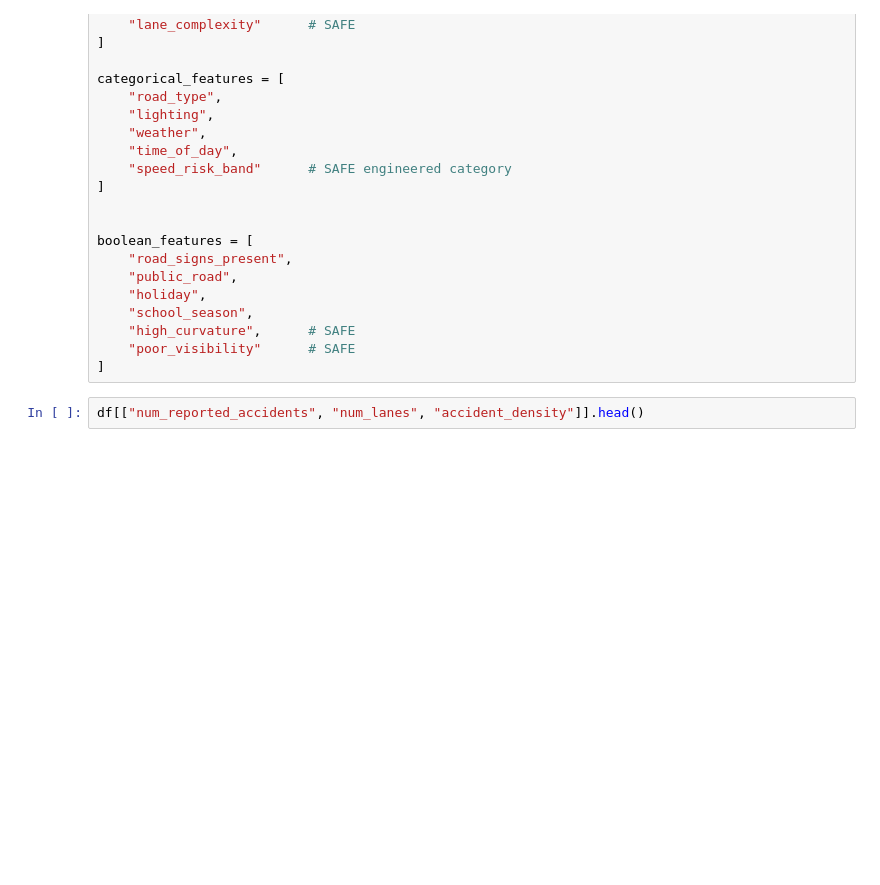
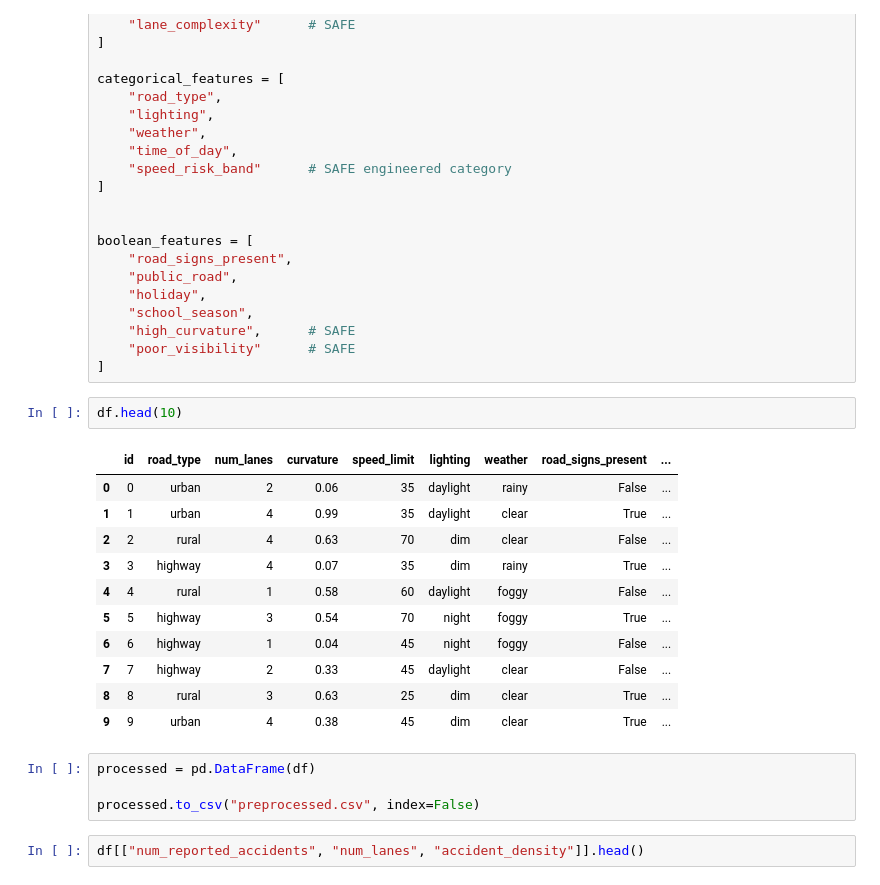
Before and after one commit to christopher-christain/Predicting-Road-Accident-Risk, a Jupyter notebook: Notebooks/feature_engineering.ipynb, the cells around one changed output. Drawn from its saved outputs; the diff is of its cells as text; blank space fills up the shorter version.

```diff
--- a/Notebooks/feature_engineering.ipynb
+++ b/Notebooks/feature_engineering.ipynb
@@ -118,6 +118,24 @@ boolean_features = [
     "high_curvature",      # SAFE
     "poor_visibility"      # SAFE
 ]
+# %%
+df.head(10)
+# %% [output]
+|  | id | road_type | num_lanes | curvature | speed_limit | lighting | weather | road_signs_present | ... |
+| 0 | 0 | urban | 2 | 0.06 | 35 | daylight | rainy | False | ... |
+| 1 | 1 | urban | 4 | 0.99 | 35 | daylight | clear | True | ... |
+| 2 | 2 | rural | 4 | 0.63 | 70 | dim | clear | False | ... |
+| 3 | 3 | highway | 4 | 0.07 | 35 | dim | rainy | True | ... |
+| 4 | 4 | rural | 1 | 0.58 | 60 | daylight | foggy | False | ... |
+| 5 | 5 | highway | 3 | 0.54 | 70 | night | foggy | True | ... |
+| 6 | 6 | highway | 1 | 0.04 | 45 | night | foggy | False | ... |
+| 7 | 7 | highway | 2 | 0.33 | 45 | daylight | clear | False | ... |
+| 8 | 8 | rural | 3 | 0.63 | 25 | dim | clear | True | ... |
+| 9 | 9 | urban | 4 | 0.38 | 45 | dim | clear | True | ... |
+# %%
+processed = pd.DataFrame(df)
+
+processed.to_csv("preprocessed.csv", index=False)
 # %%
 df[["num_reported_accidents", "num_lanes", "accident_density"]].head()
 # %% [output]
```
Also changed, not shown: parts of 5 cells of this notebook, 12 other files.
